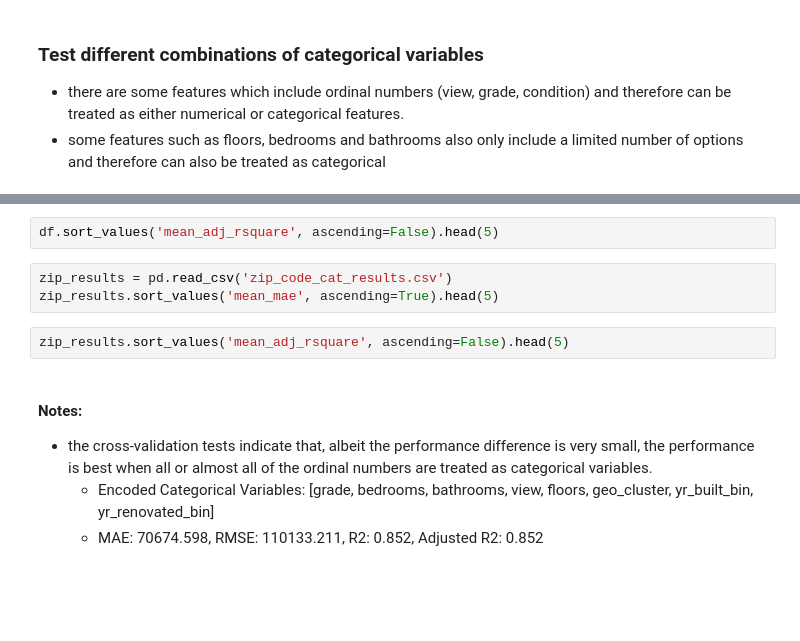
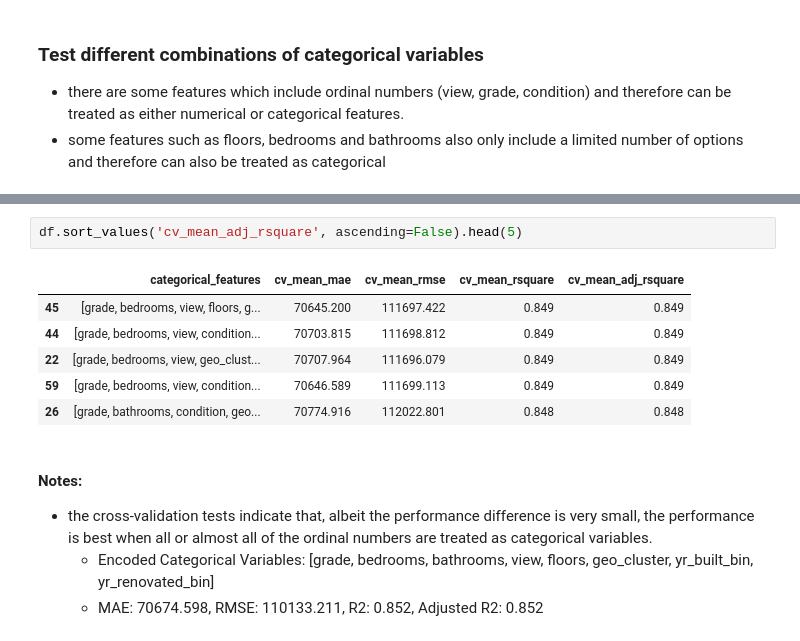
Before and after one commit to athielenhaus/Housing-Price-Prediction, a Jupyter notebook: Python Notebook/Notebook for Feature Engineering, Selection and Modeling.ipynb, the cells around one changed output, grey strips where cells are left out. Drawn from its saved outputs; the diff is of its cells as text; blank space fills up the shorter version.

```diff
--- a/Python Notebook/Notebook for Feature Engineering, Selection and Modeling.ipynb
+++ b/Python Notebook/Notebook for Feature Engineering, Selection and Modeling.ipynb
@@ -417,10 +518,12 @@ df.sort_values('mean_mae').head(5)
 # %%
-df.sort_values('mean_adj_rsquare', ascending=False).head(5)
+df.sort_values('cv_mean_adj_rsquare', ascending=False).head(5)
+# %% [output]
+|  | categorical_features | cv_mean_mae | cv_mean_rmse | cv_mean_rsquare | cv_mean_adj_rsquare |
+| 45 | [grade, bedrooms, view, floors, g... | 70645.200 | 111697.422 | 0.849 | 0.849 |
+| 44 | [grade, bedrooms, view, condition... | 70703.815 | 111698.812 | 0.849 | 0.849 |
+| 22 | [grade, bedrooms, view, geo_clust... | 70707.964 | 111696.079 | 0.849 | 0.849 |
+| 59 | [grade, bedrooms, view, condition... | 70646.589 | 111699.113 | 0.849 | 0.849 |
+| 26 | [grade, bathrooms, condition, geo... | 70774.916 | 112022.801 | 0.848 | 0.848 |
-# %%
-zip_results = pd.read_csv('zip_code_cat_results.csv')
-zip_results.sort_values('mean_mae', ascending=True).head(5)
-# %%
-zip_results.sort_values('mean_adj_rsquare', ascending=False).head(5)
 # %% [markdown]
 #### Notes:
 - the cross-validation tests indicate that, albeit the performance difference is very small, the performance is best when all or almost all of the ordinal numbers are treated as categorical variables.
```
Also changed, not shown: parts of 35 cells of this notebook, 10 other files.
